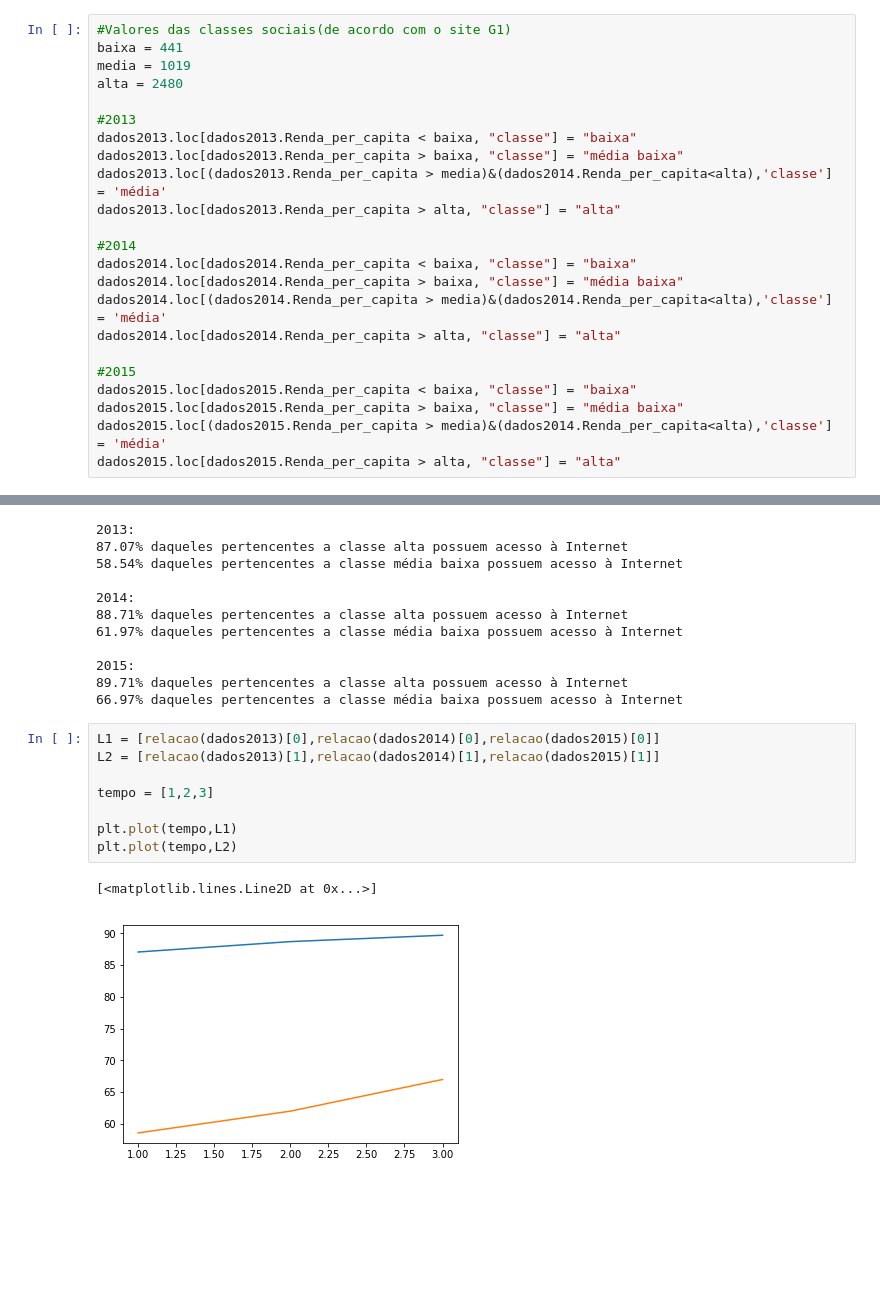
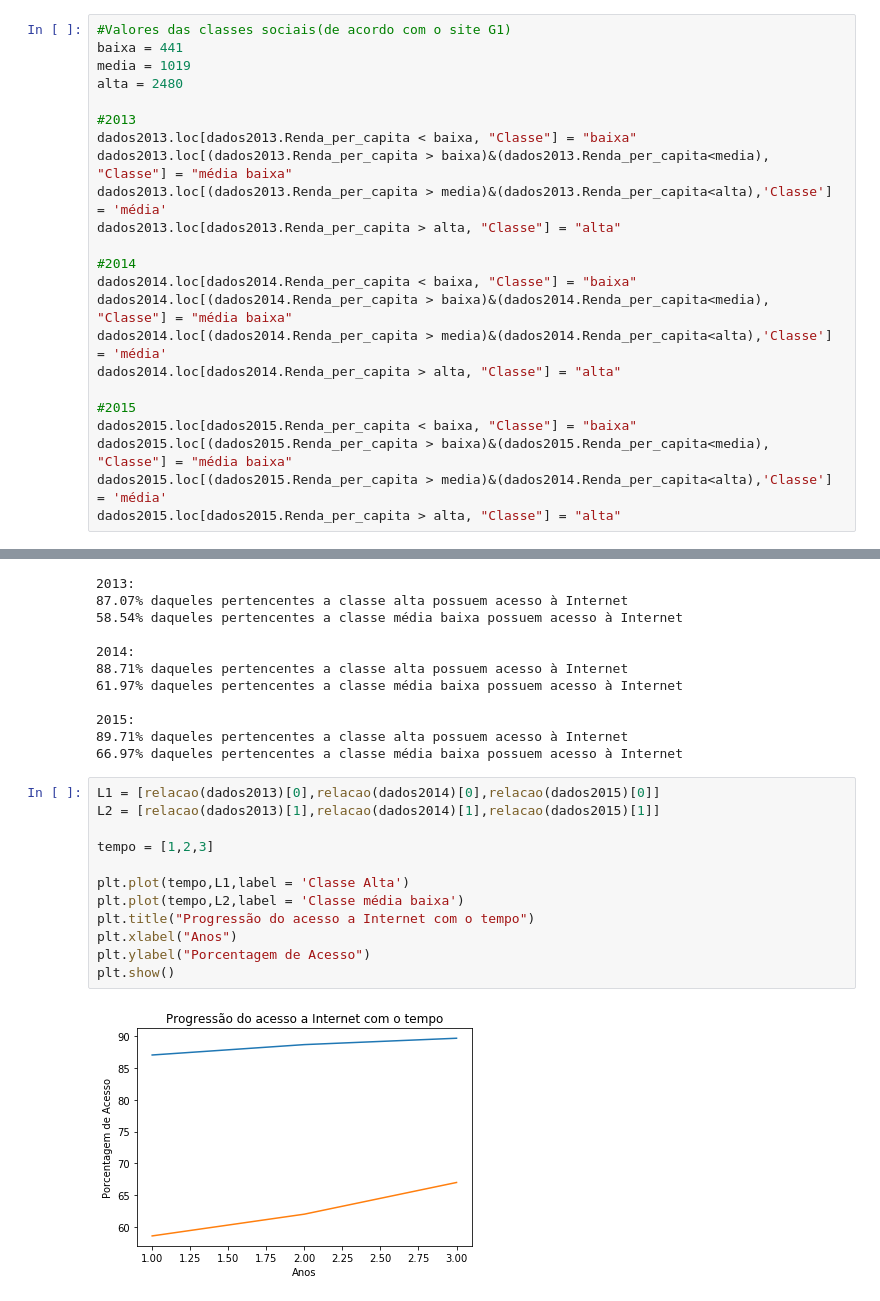
Before and after one commit to pedrooa/CD, a Jupyter notebook: CD/Projeto1_final.ipynb, the cells around one changed output, grey strips where cells are left out. Cells and saved outputs as stored; diff of their text form; blank space fills up the shorter version.

```diff
--- a/CD/Projeto1_final.ipynb
+++ b/CD/Projeto1_final.ipynb
@@ -132,22 +132,22 @@ media = 1019
 alta = 2480
 
 #2013
-dados2013.loc[dados2013.Renda_per_capita < baixa, "classe"] = "baixa"
-dados2013.loc[dados2013.Renda_per_capita > baixa, "classe"] = "média baixa"
-dados2013.loc[(dados2013.Renda_per_capita > media)&(dados2014.Renda_per_capita<alta),'classe'] = 'média'
-dados2013.loc[dados2013.Renda_per_capita > alta, "classe"] = "alta"
+dados2013.loc[dados2013.Renda_per_capita < baixa, "Classe"] = "baixa"
+dados2013.loc[(dados2013.Renda_per_capita > baixa)&(dados2013.Renda_per_capita<media), "Classe"] = "média baixa"
+dados2013.loc[(dados2013.Renda_per_capita > media)&(dados2013.Renda_per_capita<alta),'Classe'] = 'média'
+dados2013.loc[dados2013.Renda_per_capita > alta, "Classe"] = "alta"
 
 #2014
-dados2014.loc[dados2014.Renda_per_capita < baixa, "classe"] = "baixa"
-dados2014.loc[dados2014.Renda_per_capita > baixa, "classe"] = "média baixa"
-dados2014.loc[(dados2014.Renda_per_capita > media)&(dados2014.Renda_per_capita<alta),'classe'] = 'média'
-dados2014.loc[dados2014.Renda_per_capita > alta, "classe"] = "alta"
+dados2014.loc[dados2014.Renda_per_capita < baixa, "Classe"] = "baixa"
+dados2014.loc[(dados2014.Renda_per_capita > baixa)&(dados2014.Renda_per_capita<media), "Classe"] = "média baixa"
+dados2014.loc[(dados2014.Renda_per_capita > media)&(dados2014.Renda_per_capita<alta),'Classe'] = 'média'
+dados2014.loc[dados2014.Renda_per_capita > alta, "Classe"] = "alta"
 
 #2015
-dados2015.loc[dados2015.Renda_per_capita < baixa, "classe"] = "baixa"
-dados2015.loc[dados2015.Renda_per_capita > baixa, "classe"] = "média baixa"
-dados2015.loc[(dados2015.Renda_per_capita > media)&(dados2014.Renda_per_capita<alta),'classe'] = 'média'
-dados2015.loc[dados2015.Renda_per_capita > alta, "classe"] = "alta"
+dados2015.loc[dados2015.Renda_per_capita < baixa, "Classe"] = "baixa"
+dados2015.loc[(dados2015.Renda_per_capita > baixa)&(dados2015.Renda_per_capita<media), "Classe"] = "média baixa"
+dados2015.loc[(dados2015.Renda_per_capita > media)&(dados2014.Renda_per_capita<alta),'Classe'] = 'média'
+dados2015.loc[dados2015.Renda_per_capita > alta, "Classe"] = "alta"
 # %%
 #funcao que converte em porcentagem
 def percConvert(tab):
@@ -233,11 +233,14 @@ print("2015:\n{0:.2f}% daqueles pertencentes a classe alta possuem acesso à Int
 # %%
 L1 = [relacao(dados2013)[0],relacao(dados2014)[0],relacao(dados2015)[0]]
 L2 = [relacao(dados2013)[1],relacao(dados2014)[1],relacao(dados2015)[1]]
 
 tempo = [1,2,3]
 
-plt.plot(tempo,L1)
-plt.plot(tempo,L2)
+plt.plot(tempo,L1,label = 'Classe Alta')
+plt.plot(tempo,L2,label = 'Classe média baixa')
+plt.title("Progressão do acesso a Internet com o tempo")
+plt.xlabel("Anos")
+plt.ylabel("Porcentagem de Acesso")
+plt.show()
 # %% [output]
-[<matplotlib.lines.Line2D at 0x...>]
-[figure, old version]
+[figure, new version]
```
